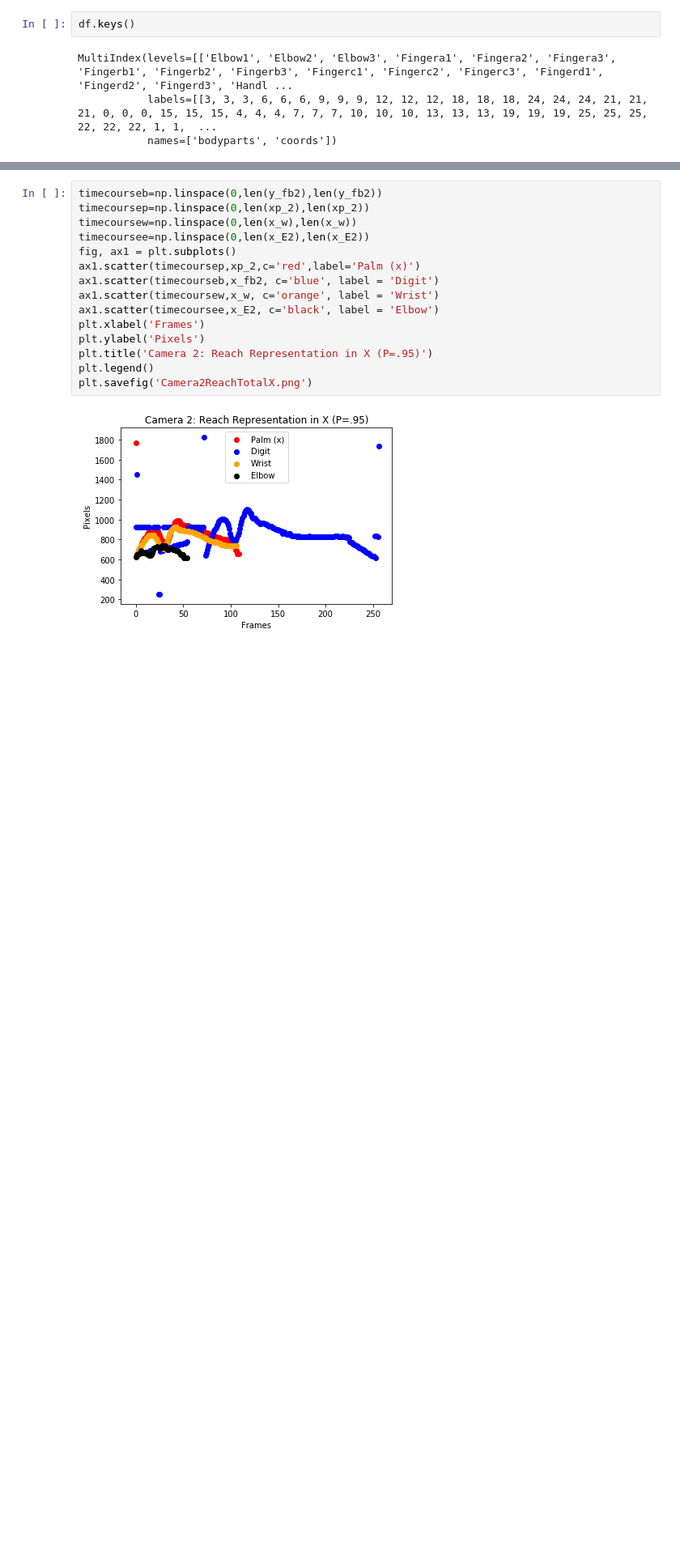
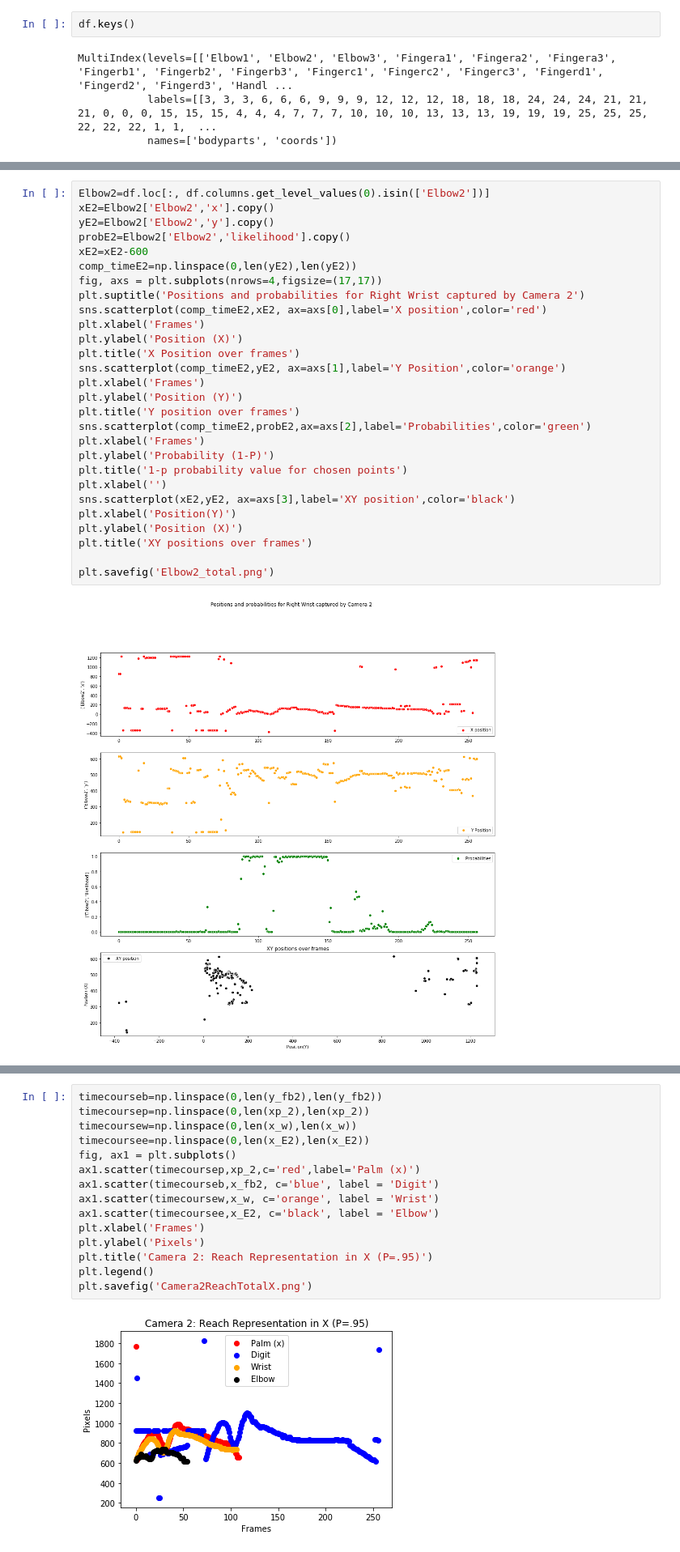
Before and after one commit to brettthepunk/ImageReconstruction, a Jupyter notebook: Kinematic_Workspace.ipynb, the cells around one changed output, grey strips where cells are left out. Shown at 81% size. Cells and saved outputs as stored; diff of their text form; blank space fills up the shorter version.

```diff
--- a/Kinematic_Workspace.ipynb
+++ b/Kinematic_Workspace.ipynb
@@ -523,0 +82,30 @@ plt.savefig('Camera1ReachTotalX.png')
+# %%
+Elbow2=df.loc[:, df.columns.get_level_values(0).isin(['Elbow2'])]
+xE2=Elbow2['Elbow2','x'].copy()
+yE2=Elbow2['Elbow2','y'].copy()
+probE2=Elbow2['Elbow2','likelihood'].copy()
+xE2=xE2-600
+comp_timeE2=np.linspace(0,len(yE2),len(yE2))
+fig, axs = plt.subplots(nrows=4,figsize=(17,17))
+plt.suptitle('Positions and probabilities for Right Wrist captured by Camera 2')
+sns.scatterplot(comp_timeE2,xE2, ax=axs[0],label='X position',color='red')
+plt.xlabel('Frames')
+plt.ylabel('Position (X)')
+plt.title('X Position over frames')
+sns.scatterplot(comp_timeE2,yE2, ax=axs[1],label='Y Position',color='orange')
+plt.xlabel('Frames')
+plt.ylabel('Position (Y)')
+plt.title('Y position over frames')
+sns.scatterplot(comp_timeE2,probE2,ax=axs[2],label='Probabilities',color='green')
+plt.xlabel('Frames')
+plt.ylabel('Probability (1-P)')
+plt.title('1-p probability value for chosen points')
+plt.xlabel('')
+sns.scatterplot(xE2,yE2, ax=axs[3],label='XY position',color='black')
+plt.xlabel('Position(Y)')
+plt.ylabel('Position (X)')
+plt.title('XY positions over frames')
+
+plt.savefig('Elbow2_total.png')
+# %% [output]
+[figure, added]
```
Also changed, not shown: parts of 54 cells of this notebook.
